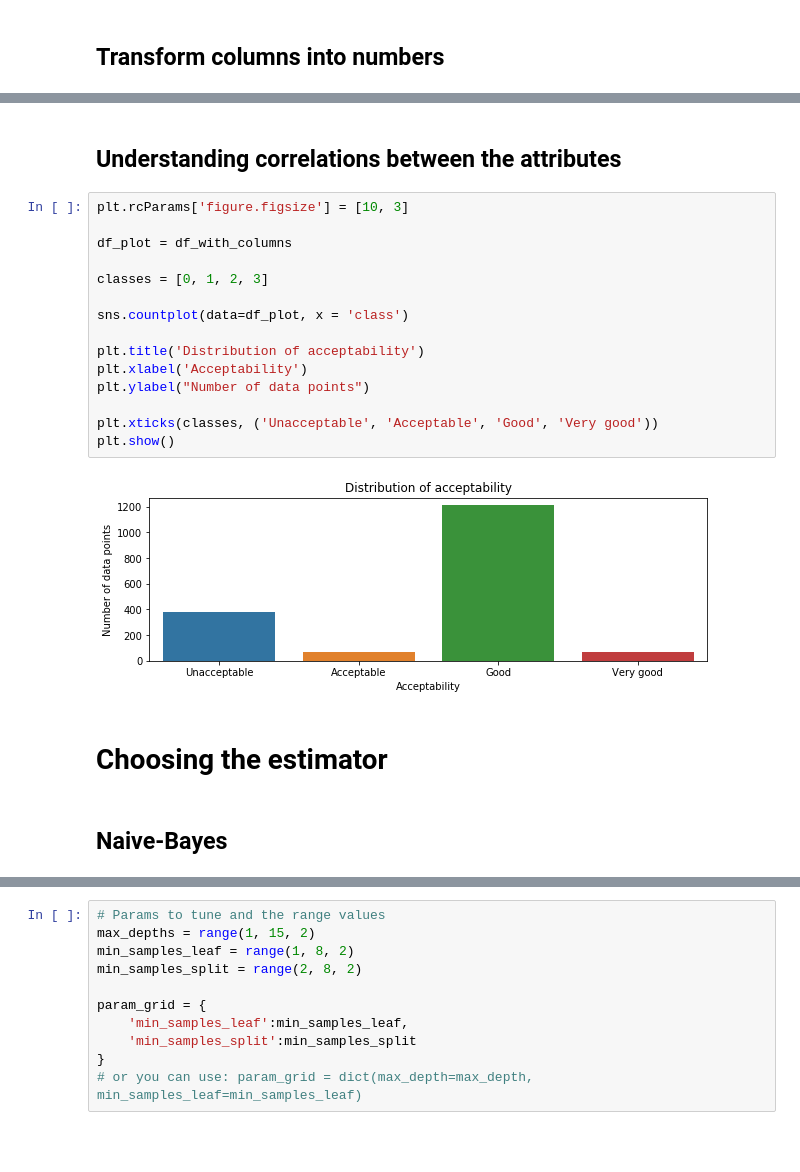
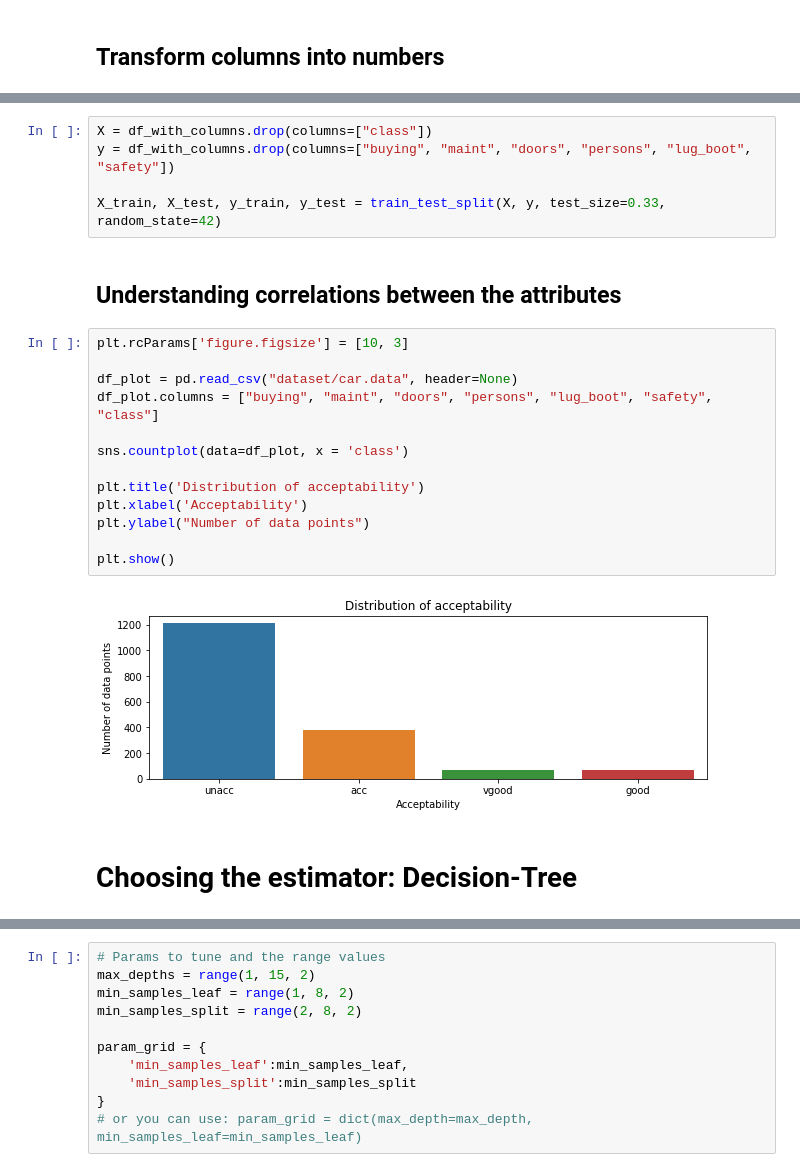
Before and after one commit to gultekingokhan/car-evaluation, a Jupyter notebook: Car Evaluation - Data Analysis and Prediction.ipynb, the cells around one changed output, grey strips where cells are left out. Saved outputs shown, nothing was run; the diff lists cells and outputs as text; blank space fills up the shorter version.

```diff
--- a/Car Evaluation - Data Analysis and Prediction.ipynb
+++ b/Car Evaluation - Data Analysis and Prediction.ipynb
@@ -92,23 +116,24 @@ df_with_columns.head()
+# %%
+X = df_with_columns.drop(columns=["class"])
+y = df_with_columns.drop(columns=["buying", "maint", "doors", "persons", "lug_boot", "safety"])
+
+X_train, X_test, y_train, y_test = train_test_split(X, y, test_size=0.33, random_state=42)
 # %% [markdown]
 ## Understanding correlations between the attributes
 # %%
 plt.rcParams['figure.figsize'] = [10, 3]
 
-df_plot = df_with_columns
-
-classes = [0, 1, 2, 3]
+df_plot = pd.read_csv("dataset/car.data", header=None)
+df_plot.columns = ["buying", "maint", "doors", "persons", "lug_boot", "safety", "class"]
 
 sns.countplot(data=df_plot, x = 'class')
 
 plt.title('Distribution of acceptability')
 plt.xlabel('Acceptability')
 plt.ylabel("Number of data points")
 
-plt.xticks(classes, ('Unacceptable', 'Acceptable', 'Good', 'Very good'))
 plt.show()
 # %% [output]
-[figure, old version]
+[figure, new version]
 # %% [markdown]
-# Choosing the estimator
+# Choosing the estimator: Decision-Tree
-# %% [markdown]
-## Naive-Bayes
```
Also changed, not shown: parts of 20 cells of this notebook.
